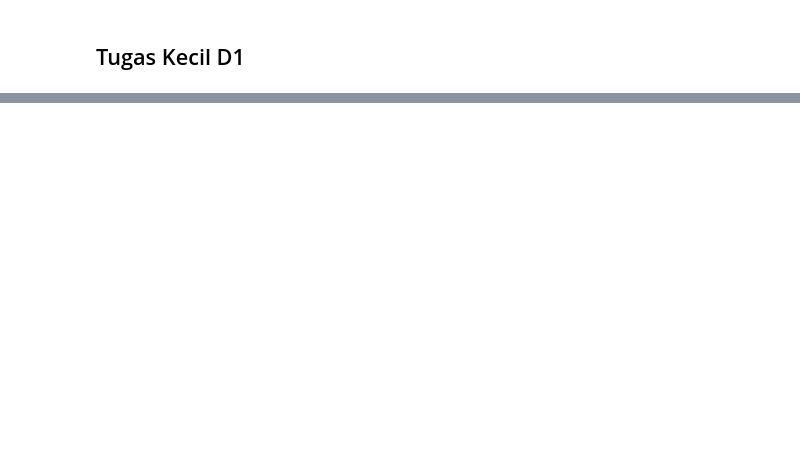
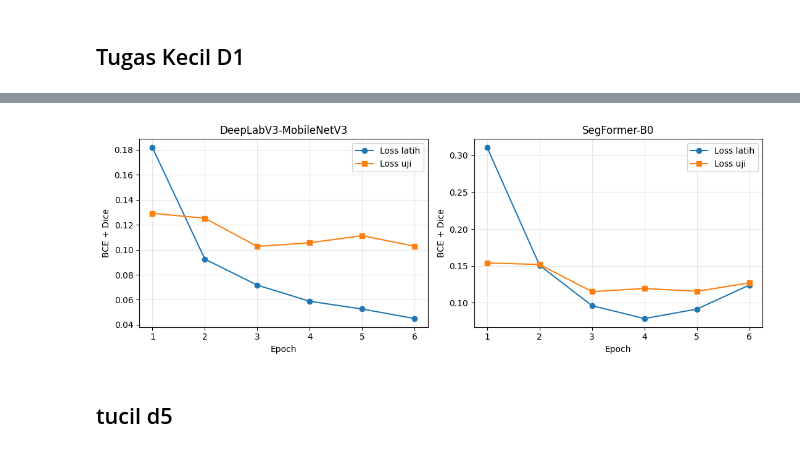
Before and after one commit to delafjr/computer-vision, a Jupyter notebook: jobsheet5/jobsheet5.ipynb, the cells around one changed output, grey strips where cells are left out. Drawn from its saved outputs; the diff is of its cells as text; code cells hidden in the pictures; blank space fills up the shorter version.

```diff
--- a/jobsheet5/jobsheet5.ipynb
+++ b/jobsheet5/jobsheet5.ipynb
@@ -203,0 +603,19 @@ print(
+# %%
+import transformers
+from transformers import SegformerForSemanticSegmentation
+
+transformers.logging.set_verbosity_error()
+set_seed(42)
+
+# === D5.1 Muat SegFormer-B0 dan latih ===
+segf = SegformerForSemanticSegmentation.from_pretrained("nvidia/mit-b0", num_labels=1).to(DEVICE)
+print("Jumlah parameter SegFormer-B0: %.2f juta" % (sum(p.numel() for p in segf.parameters()) / 1e6))
+
+def fwd_segf(m, x):
+    logit = m(pixel_values=x).logits  # resolusi 1/4 dari input
+    return F.interpolate(logit, size=x.shape[-2:], mode="bilinear", align_corners=False)
+
+hist_segf = latih(segf, fwd_segf, CFG["EP_SEGF"], 3e-4, "SegFormer-B0 (pra-latih)")
+
+HASIL["SegFormer-B0 (pra-latih)"] = evaluasi(segf, fwd_segf)
+print(ringkas(HASIL["SegFormer-B0 (pra-latih)"]))
@@ -203,0 +635,20 @@ print(
+# %%
+# === D5.2 Kurva loss model pra-latih ===
+fig, ax = plt.subplots(1, 2, figsize=(11, 4))
+for a, (nama, h) in zip(ax, [("DeepLabV3-MobileNetV3", hist_dlv3), ("SegFormer-B0", hist_segf)]):
+    ep = range(1, len(h["train"]) + 1)
+    a.plot(ep, h["train"], "o-", label="Loss latih")
+    a.plot(ep, h["test"], "s-", label="Loss uji")
+    a.set_title(nama)
+    a.set_xlabel("Epoch")
+    a.set_ylabel("BCE + Dice")
+    a.legend()
+    a.grid(alpha=0.3)
+
+plt.tight_layout()
+plt.savefig(f"{FIG_DIR}/js05_d5_kurva_pralatih.png", dpi=120)
+plt.show()
+# %% [output]
+[figure, added]
+# %% [markdown]
+## tucil d5
```
Also changed, not shown: parts of 30 cells of this notebook.
